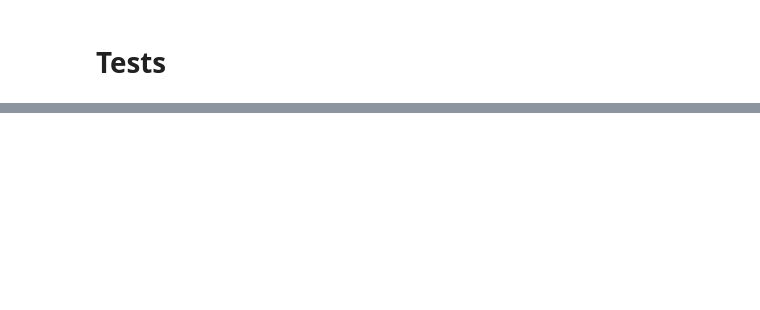
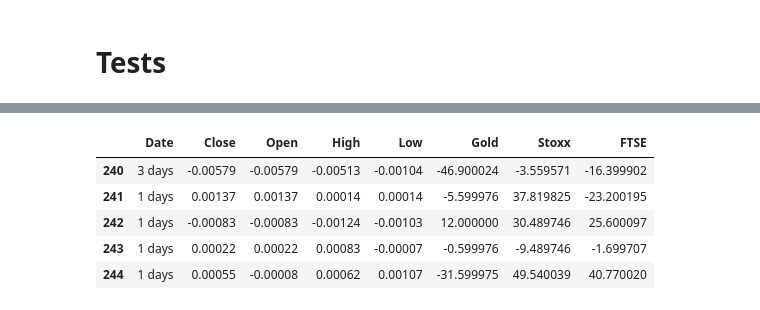
Before and after one commit to jdannem6/ML_Forex_Forecasting, a Jupyter notebook: varima_eurgbp.ipynb, the cells around one changed output, grey strips where cells are left out. Saved outputs shown, nothing was run; the diff lists cells and outputs as text; code cells hidden in the pictures; blank space fills up the shorter version.

```diff
--- a/varima_eurgbp.ipynb
+++ b/varima_eurgbp.ipynb
@@ -270,0 +271,9 @@ model_fit = models[idx]
+# %%
+diff_test
+# %% [output]
+|  | Date | Close | Open | High | Low | Gold | Stoxx | FTSE |
+| 240 | 3 days | -0.00579 | -0.00579 | -0.00513 | -0.00104 | -46.900024 | -3.559571 | -16.399902 |
+| 241 | 1 days | 0.00137 | 0.00137 | 0.00014 | 0.00014 | -5.599976 | 37.819825 | -23.200195 |
+| 242 | 1 days | -0.00083 | -0.00083 | -0.00124 | -0.00103 | 12.000000 | 30.489746 | 25.600097 |
+| 243 | 1 days | 0.00022 | 0.00022 | 0.00083 | -0.00007 | -0.599976 | -9.489746 | -1.699707 |
+| 244 | 1 days | 0.00055 | -0.00008 | 0.00062 | 0.00107 | -31.599975 | 49.540039 | 40.770020 |
```
Also changed, not shown: parts of 17 cells of this notebook.
